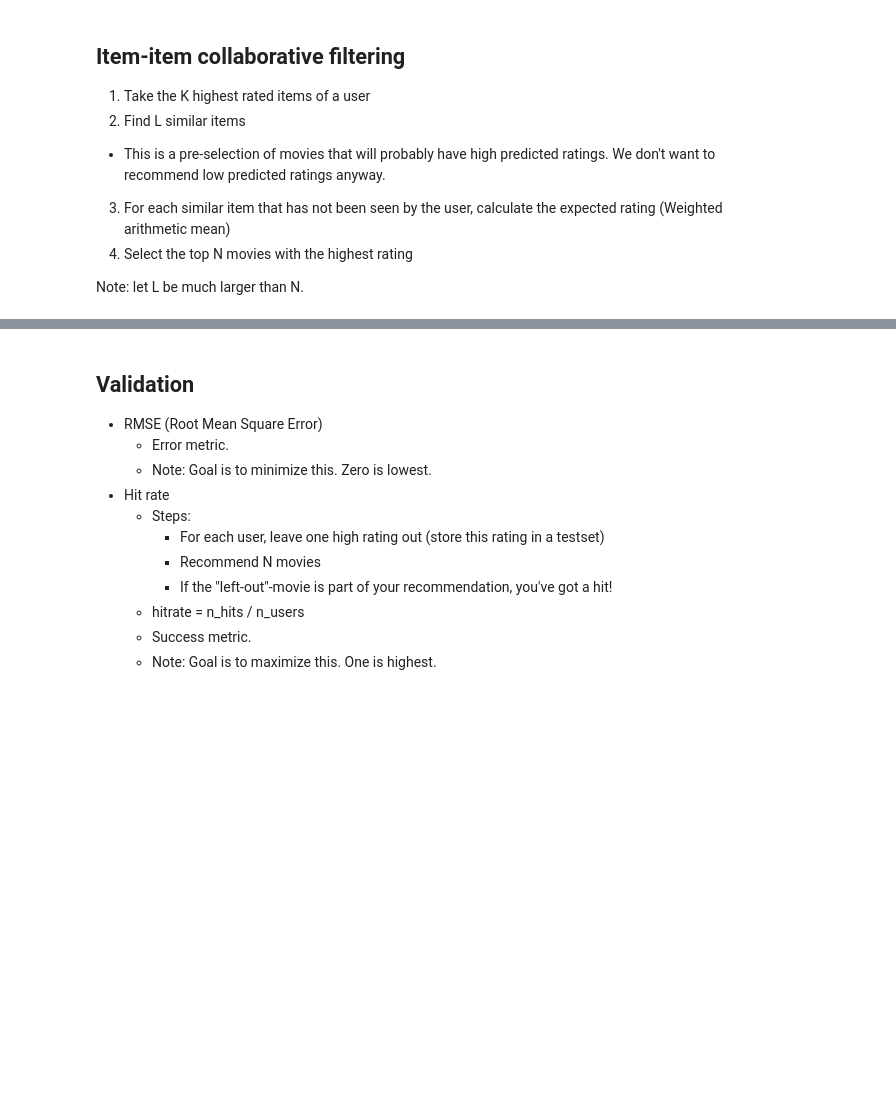
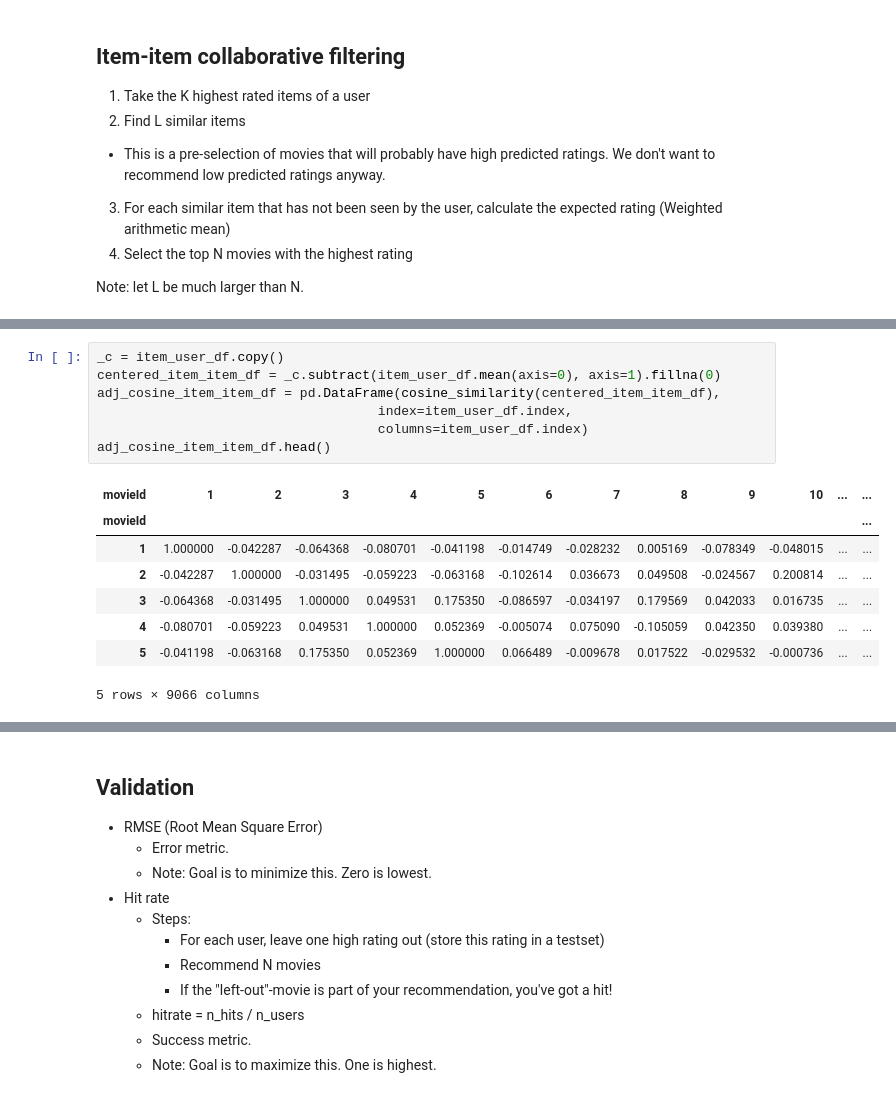
Before and after one commit to jsmienk/MLBD, a Jupyter notebook: recommender/2-collaborative-filtering.ipynb, the cells around one changed output, grey strips where cells are left out. Drawn from its saved outputs; the diff is of its cells as text; blank space fills up the shorter version.

```diff
--- a/recommender/2-collaborative-filtering.ipynb
+++ b/recommender/2-collaborative-filtering.ipynb
@@ -343,6 +356,22 @@ pearson_item_item_df.head()
 | 4 | 0.008127 | 0.042711 | 0.015516 | 1.000000 | 0.091506 | -0.020982 | 0.185295 | 0.149702 | -0.072775 | 0.033461 | ... | ... |
 | 5 | 0.093661 | 0.009544 | 0.227926 | 0.091506 | 1.000000 | 0.114900 | 0.005068 | 0.127919 | 0.088390 | 0.013011 | ... | ... |
 5 rows × 9066 columns
+# %%
+_c = item_user_df.copy()
+centered_item_item_df = _c.subtract(item_user_df.mean(axis=0), axis=1).fillna(0)
+adj_cosine_item_item_df = pd.DataFrame(cosine_similarity(centered_item_item_df),
+                                    index=item_user_df.index,
+                                    columns=item_user_df.index)
+adj_cosine_item_item_df.head()
+# %% [output]
+| movieId | 1 | 2 | 3 | 4 | 5 | 6 | 7 | 8 | 9 | 10 | ... | ... |
+| movieId |  |  |  |  |  |  |  |  |  |  |  | ... |
+| 1 | 1.000000 | -0.042287 | -0.064368 | -0.080701 | -0.041198 | -0.014749 | -0.028232 | 0.005169 | -0.078349 | -0.048015 | ... | ... |
+| 2 | -0.042287 | 1.000000 | -0.031495 | -0.059223 | -0.063168 | -0.102614 | 0.036673 | 0.049508 | -0.024567 | 0.200814 | ... | ... |
+| 3 | -0.064368 | -0.031495 | 1.000000 | 0.049531 | 0.175350 | -0.086597 | -0.034197 | 0.179569 | 0.042033 | 0.016735 | ... | ... |
+| 4 | -0.080701 | -0.059223 | 0.049531 | 1.000000 | 0.052369 | -0.005074 | 0.075090 | -0.105059 | 0.042350 | 0.039380 | ... | ... |
+| 5 | -0.041198 | -0.063168 | 0.175350 | 0.052369 | 1.000000 | 0.066489 | -0.009678 | 0.017522 | -0.029532 | -0.000736 | ... | ... |
+5 rows × 9066 columns
 # %%
 def predict_rating(user_id, movie_id, user_item_df, item_item_df, sample_size=20, rating_threshold=0.0):
     # All movies similiar to the unrated movie
```
Also changed, not shown: parts of 21 cells of this notebook.
